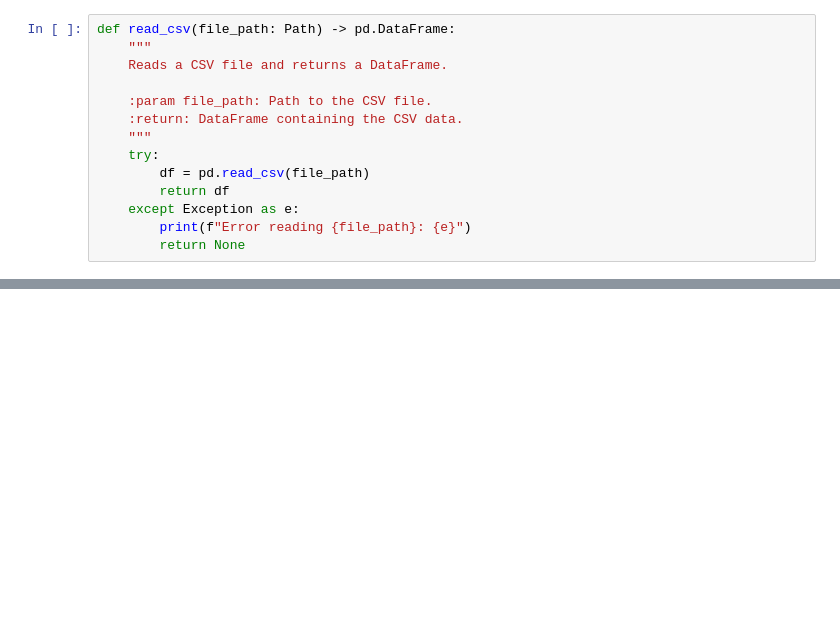
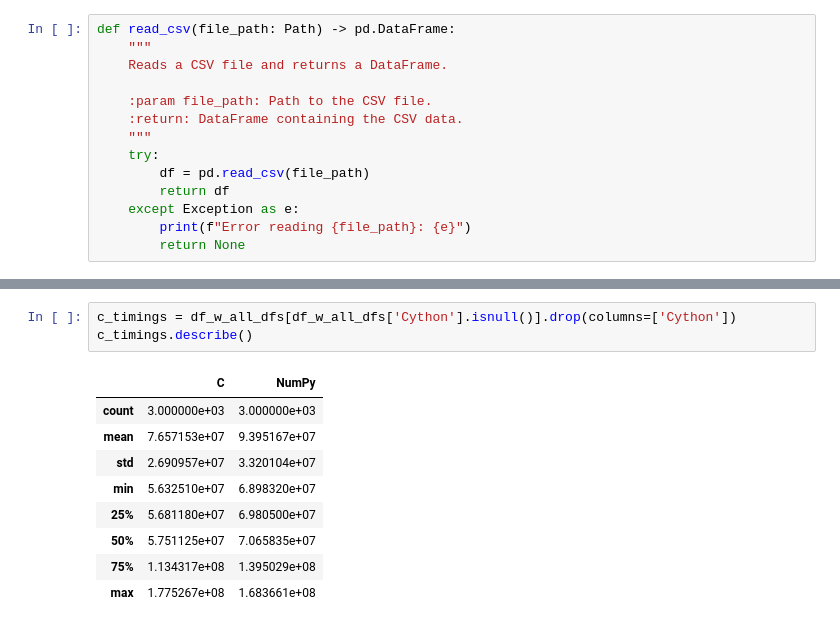
Before and after one commit to marcuscostagraciano/TCC-BSI, a Jupyter notebook: graph_gen.ipynb, the cells around one changed output, grey strips where cells are left out. Cells and saved outputs as stored; diff of their text form; blank space fills up the shorter version.

```diff
--- a/graph_gen.ipynb
+++ b/graph_gen.ipynb
@@ -52,0 +67,13 @@ for file in os.listdir(Path(DATA_FOLDER)):
+# %%
+c_timings = df_w_all_dfs[df_w_all_dfs['Cython'].isnull()].drop(columns=['Cython'])
+c_timings.describe()
+# %% [output]
+|  | C | NumPy |
+| count | 3.000000e+03 | 3.000000e+03 |
+| mean | 7.657153e+07 | 9.395167e+07 |
+| std | 2.690957e+07 | 3.320104e+07 |
+| min | 5.632510e+07 | 6.898320e+07 |
+| 25% | 5.681180e+07 | 6.980500e+07 |
+| 50% | 5.751125e+07 | 7.065835e+07 |
+| 75% | 1.134317e+08 | 1.395029e+08 |
+| max | 1.775267e+08 | 1.683661e+08 |
```
Also changed, not shown: parts of 3 cells of this notebook.
